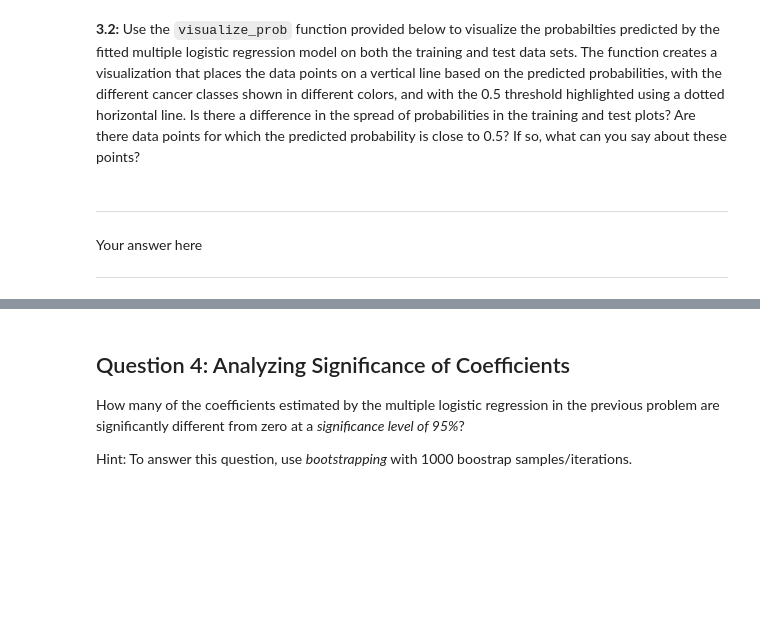
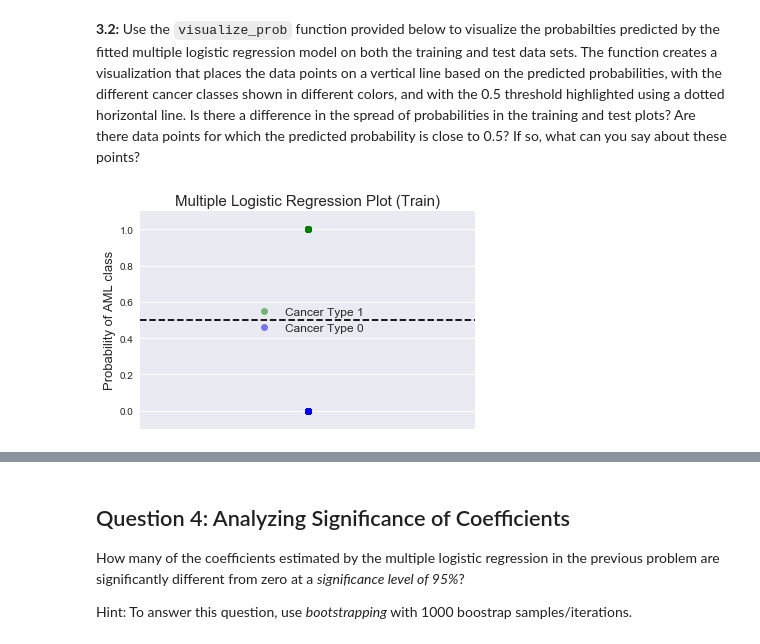
Before and after one commit to ejohnsson/CS109A, a Jupyter notebook: cs109_hw5_Erik.ipynb, the cells around one changed output, grey strips where cells are left out. Saved outputs shown, nothing was run; the diff lists cells and outputs as text; code cells hidden in the pictures; blank space fills up the shorter version.

```diff
--- a/cs109_hw5_Erik.ipynb
+++ b/cs109_hw5_Erik.ipynb
@@ -359,30 +356,32 @@ def visualize_prob(model, x, y, ax):
 
     # Plot the probabilities on a vertical line at x = 0,
     # with the positive points in blue and negative points in red
-    pos_handle = ax.plot(np.zeros((npos,1)), ypos[:,1], 'bo', label = 'Cancer Type 1')
-    neg_handle = ax.plot(np.zeros((nneg,1)), yneg[:,1], 'ro', label = 'Cancer Type 0')
+    pos_handle = ax.plot(np.zeros((npos,1)), ypos[:,1], 'go', label = 'Cancer Type 1', alpha=0.5)
+    neg_handle = ax.plot(np.zeros((nneg,1)), yneg[:,1], 'bo', label = 'Cancer Type 0', alpha=0.5)
 
     # Line to mark prob 0.5
     ax.axhline(y = 0.5, color = 'k', linestyle = '--')
 
     # Add y-label and legend, do not display x-axis, set y-axis limit
-    ax.set_ylabel('Probability of AML class')
+    ax.set_ylabel('Probability of AML class', fontsize=13)
     ax.legend(loc = 'best')
     ax.get_xaxis().set_visible(False)
-    ax.set_ylim([0,1])
+    ax.set_ylim([-.1,1.1])
 # %% [markdown]
 #### Answers
 **3.1:** Next, fit a multiple logistic regression model with all the gene predictors from the data set.  How does the classification accuracy of this model compare with the models fitted in question 2 with a single gene (on both the training and test sets)?
 # %%
-# Fit Logistic Regression
-log_reg = LogisticRegression(C=1000000)
-log_reg.fit(x_train, y_train)
+# Fit Multiple Logistic Regression
+multi_log = LogisticRegression(C=100000)
+multi_log.fit(x_train, data_train['Cancer_type'])
 
 # Get Classification Accuracy
-acc_train = logit_class.score(x_train, y_train)
-acc_test = logit_class.score(x_test, y_test)
+acc_train_mult = multi_log.score(x_train, y_train)
+acc_test_mult = multi_log.score(x_test, y_test)
 
 # Report Accuracy
 print("Logistic Classification Accuracy (Train):", round(acc_train, 3))
 print("Logistic Classification Accuracy  (Test):", round(acc_test, 3))
+print("Multiple Logistic Classification Accuracy (Train):", round(acc_train_mult, 3))
+print("Multiple Logistic Classification Accuracy  (Test):", round(acc_test_mult, 3))
 # %% [output]
@@ -399,5 +399,16 @@ Your answer here
-# %% [markdown]
-----
-Your answer here
-
-----
+# %%
+## Visualize Train Preds
+
+# Declare Plot
+fig, axis = plt.subplots(1,1)
+
+# Plot Data
+visualize_prob(multi_log, x_train, data_train['Cancer_type'], axis)
+
+# Label
+plt.title('Multiple Logistic Regression Plot (Train)', fontsize=15)
+plt.legend(loc=10, fontsize=12)
+
+plt.show()
+# %% [output]
+[figure, added]
```
Also changed, not shown: parts of 66 cells of this notebook.
